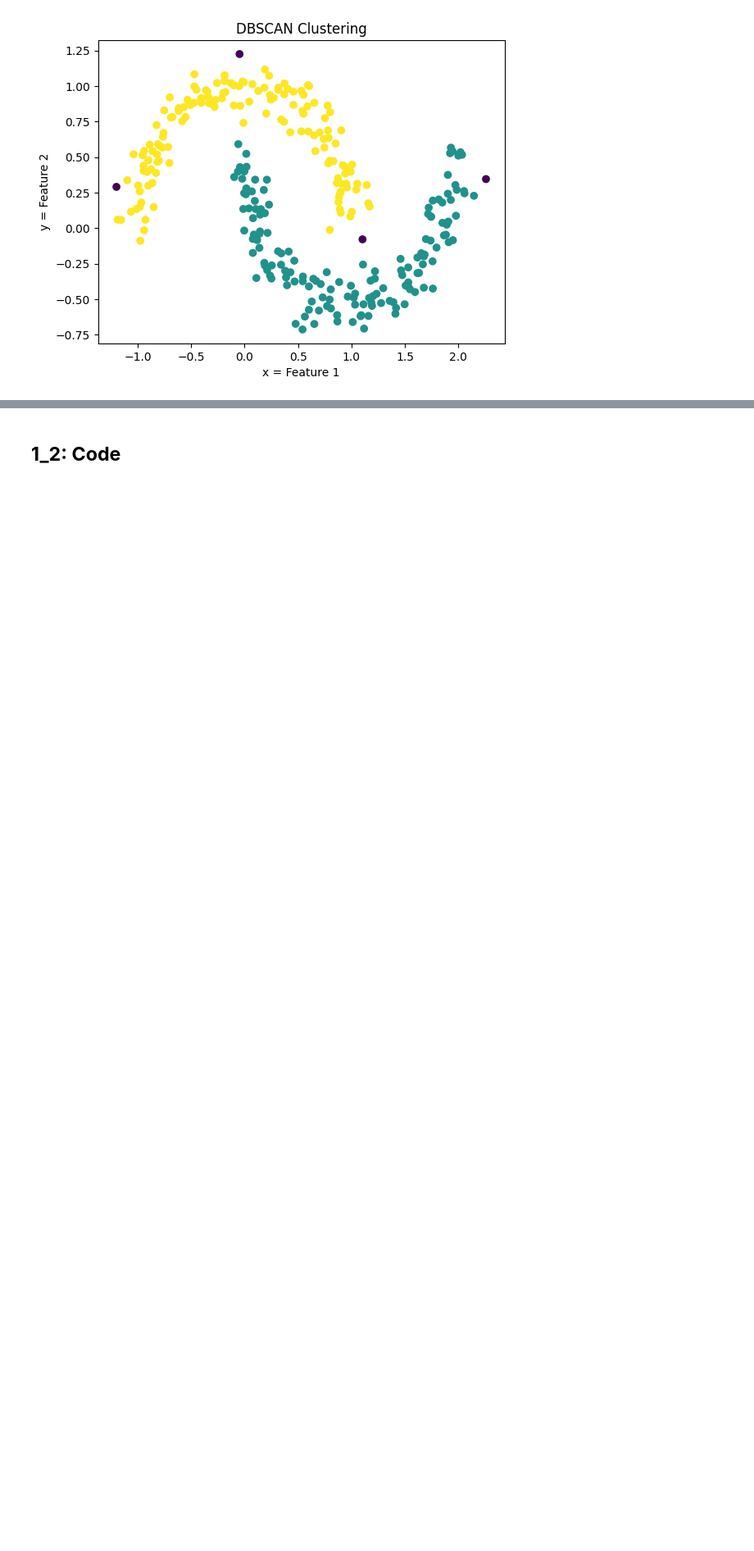
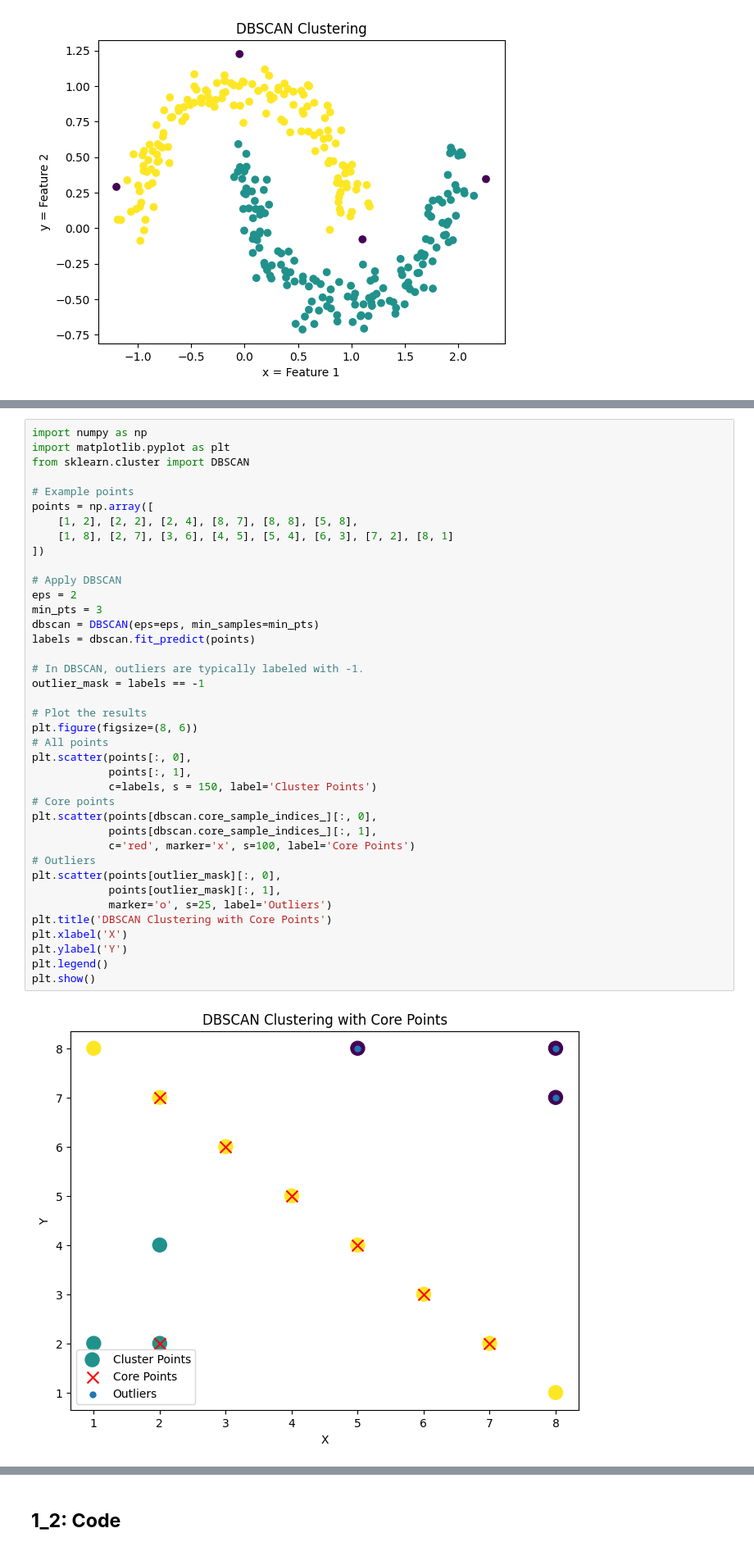
Before and after one commit to Arko04/Colab, a Jupyter notebook: AI_project2.ipynb, the cells around one changed output, grey strips where cells are left out. Shown at 82% size. Cells and saved outputs as stored; diff of their text form; blank space fills up the shorter version.

Commit message:
Add example of part2/A

```diff
--- a/AI_project2.ipynb
+++ b/AI_project2.ipynb
@@ -328,3 +330,44 @@ plt.show()
+# %%
+import numpy as np
+import matplotlib.pyplot as plt
+from sklearn.cluster import DBSCAN
+
+# Example points
+points = np.array([
+    [1, 2], [2, 2], [2, 4], [8, 7], [8, 8], [5, 8],
+    [1, 8], [2, 7], [3, 6], [4, 5], [5, 4], [6, 3], [7, 2], [8, 1]
+])
+
+# Apply DBSCAN
+eps = 2
+min_pts = 3
+dbscan = DBSCAN(eps=eps, min_samples=min_pts)
+labels = dbscan.fit_predict(points)
+
+# In DBSCAN, outliers are typically labeled with -1.
+outlier_mask = labels == -1
+
+# Plot the results
+plt.figure(figsize=(8, 6))
+# All points
+plt.scatter(points[:, 0],
+            points[:, 1],
+            c=labels, s = 150, label='Cluster Points')
+# Core points
+plt.scatter(points[dbscan.core_sample_indices_][:, 0],
+            points[dbscan.core_sample_indices_][:, 1],
+            c='red', marker='x', s=100, label='Core Points')
+# Outliers
+plt.scatter(points[outlier_mask][:, 0],
+            points[outlier_mask][:, 1],
+            marker='o', s=25, label='Outliers')
+plt.title('DBSCAN Clustering with Core Points')
+plt.xlabel('X')
+plt.ylabel('Y')
+plt.legend()
+plt.show()
+# %% [output]
+[figure, added]
 # %% [markdown]
 sources:
 
```
Also changed, not shown: parts of 45 cells of this notebook.
